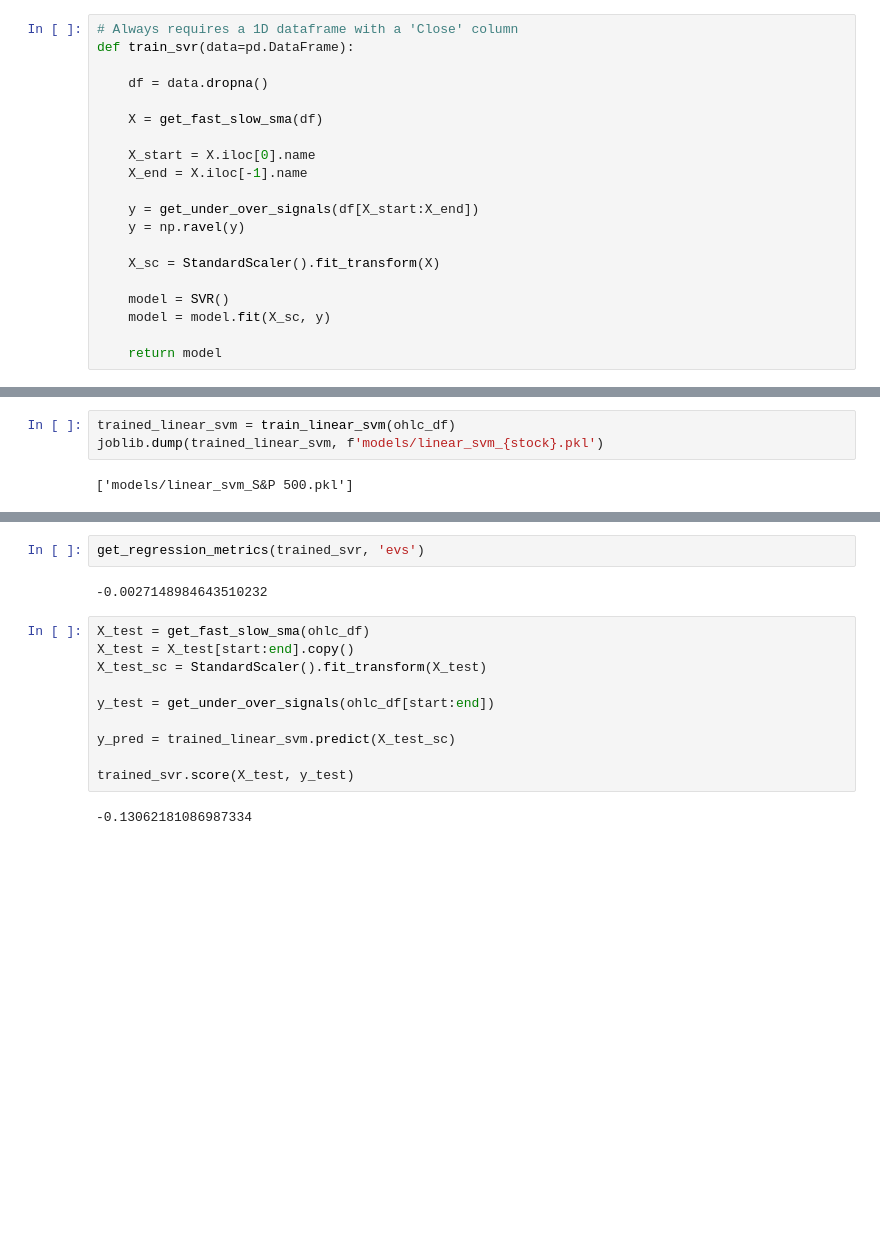
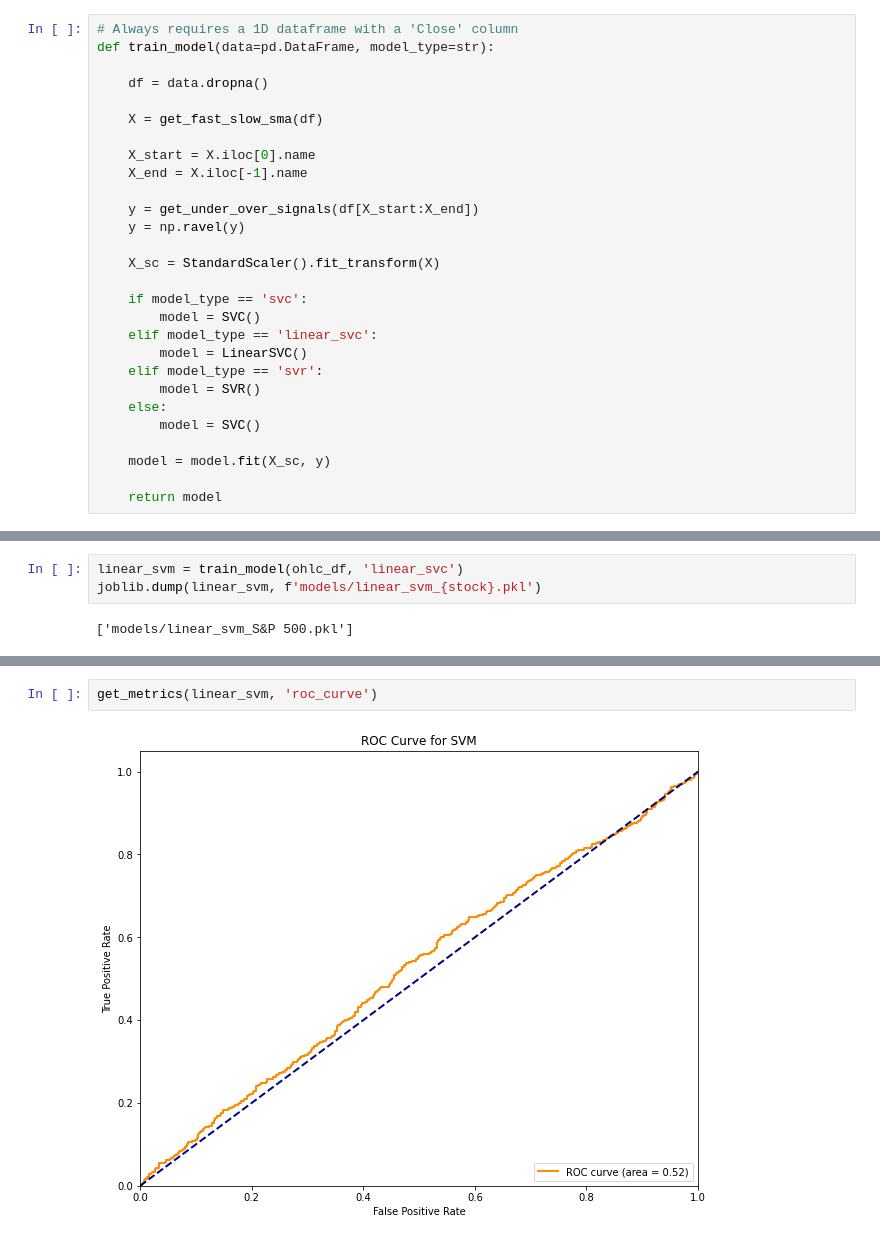
Before and after one commit to adamgulyas/backtesting-lab, a Jupyter notebook: model_training.ipynb, the cells around one changed output, grey strips where cells are left out. Cells and saved outputs as stored; diff of their text form; blank space fills up the shorter version.

```diff
--- a/model_training.ipynb
+++ b/model_training.ipynb
@@ -97,7 +100,7 @@ def train_linear_svm(data=pd.DataFrame):
     return model
 # %%
 # Always requires a 1D dataframe with a 'Close' column
-def train_svr(data=pd.DataFrame):
+def train_model(data=pd.DataFrame, model_type=str):
 
     df = data.dropna()
 
@@ -111,7 +114,15 @@ def train_svr(data=pd.DataFrame):
 
     X_sc = StandardScaler().fit_transform(X)
 
-    model = SVR()
+    if model_type == 'svc':
+        model = SVC()
+    elif model_type == 'linear_svc':
+        model = LinearSVC()
+    elif model_type == 'svr':
+        model = SVR()
+    else:
+        model = SVC()
+
     model = model.fit(X_sc, y)
 
     return model
@@ -128,6 +144,6 @@ ohlc_df = ohlc_df[stock].copy()
 # %%
-trained_linear_svm = train_linear_svm(ohlc_df)
-joblib.dump(trained_linear_svm, f'models/linear_svm_{stock}.pkl')
+linear_svm = train_model(ohlc_df, 'linear_svc')
+joblib.dump(linear_svm, f'models/linear_svm_{stock}.pkl')
 # %% [output]
 ['models/linear_svm_S&P 500.pkl']
 # %%
@@ -181,16 +207,4 @@ def get_regression_metrics(model, metric_type):
-# %%
-get_regression_metrics(trained_svr, 'evs')
-# %% [output]
--0.0027148984643510232
-# %%
-X_test = get_fast_slow_sma(ohlc_df)
-X_test = X_test[start:end].copy()
-X_test_sc = StandardScaler().fit_transform(X_test)
-
-y_test = get_under_over_signals(ohlc_df[start:end])
-
-y_pred = trained_linear_svm.predict(X_test_sc)
-
-trained_svr.score(X_test, y_test)
-# %% [output]
--0.13062181086987334
+# %%
+get_metrics(linear_svm, 'roc_curve')
+# %% [output]
+[figure, added]
```
Also changed, not shown: parts of 8 cells of this notebook, 13 other files.
